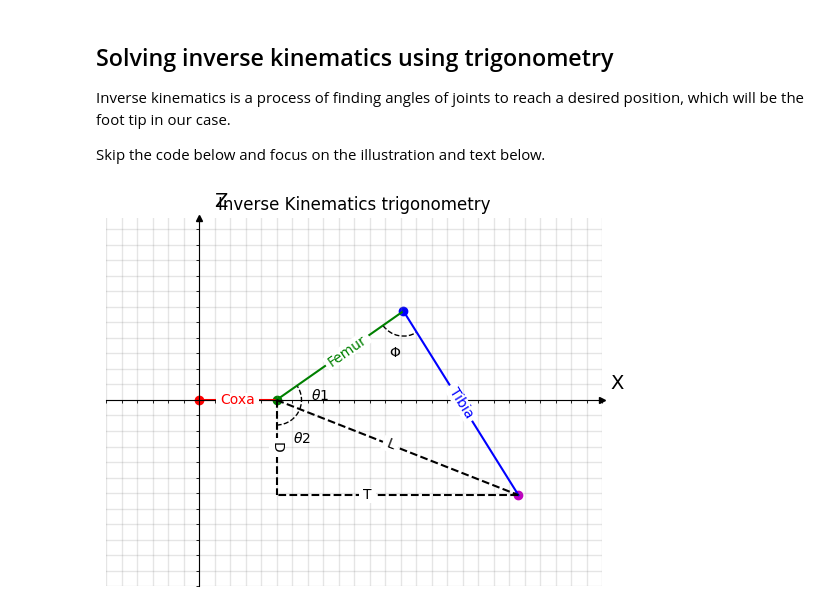
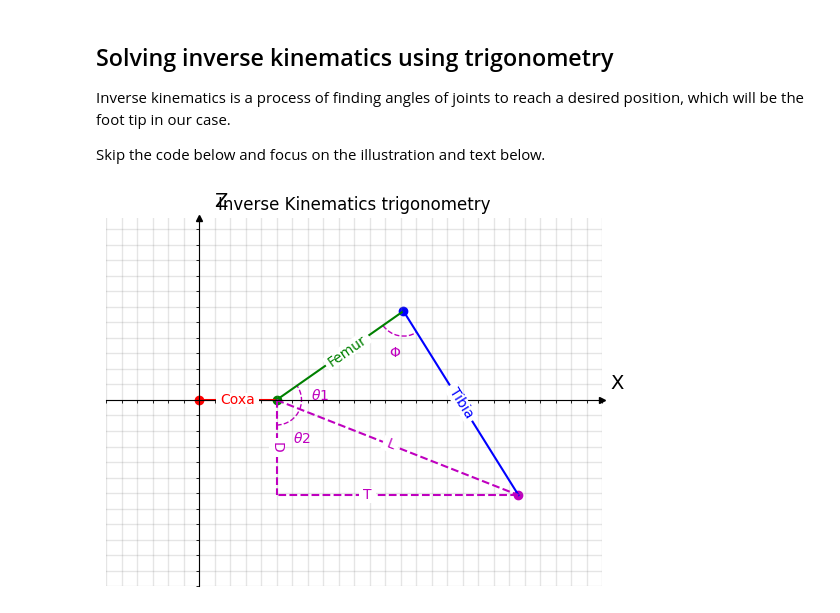
Before and after one commit to Dr-QP/Dr.QP, a Jupyter notebook: packages/runtime/drqp_brain/notebooks/getting_started_with_robot_ik.ipynb, the cells around one changed output. Drawn from its saved outputs; the diff is of its cells as text; code cells hidden in the pictures.

```diff
--- a/packages/runtime/drqp_brain/notebooks/getting_started_with_robot_ik.ipynb
+++ b/packages/runtime/drqp_brain/notebooks/getting_started_with_robot_ik.ipynb
@@ -45,7 +45,7 @@ The diagrams below will make it much more clear, I promise, so just keep reading
 
 The values below are the default parameters for the simulated leg used in this tutorial.
 # %%
-coxa_length = 5
+coxa = 5
 femur_length = 8
 tibia_length = 10
 
@@ -213,9 +213,9 @@ fig, ax, _, _ = plot_leg_with_points(
 
 body, coxa, femur, tibia = model
 d_end = Point(coxa.end.x, tibia.end.y)
-ax.plot(*zip(coxa.end, tibia.end), 'k--', label='L')
-ax.plot(*zip(coxa.end, d_end), 'k--', label='D')
-ax.plot(*zip(tibia.end, d_end), 'k--', label='T')
+ax.plot(*zip(coxa.end, tibia.end), 'm--', label='L')
+ax.plot(*zip(coxa.end, d_end), 'm--', label='D')
+ax.plot(*zip(tibia.end, d_end), 'm--', label='T')
 
 AngleAnnotation(
     femur.start.numpy(),
@@ -224,44 +224,44 @@ AngleAnnotation(
     ax=ax,
     size=50,
     text=r'$\theta$1',
-    color='k',
+    color='m',
     linestyle='--',
     textposition='outside',
-    text_kw=dict(fontsize=10, color='k'),
+    text_kw=dict(fontsize=10, color='m'),
 )
 AngleAnnotation(
     coxa.end.numpy(),
     d_end.numpy(),
     tibia.end.numpy(),
     ax=ax,
     size=50,
     text=r'$\theta$2',
-    color='k',
+    color='m',
     linestyle='--',
     textposition='outside',
-    text_kw=dict(fontsize=10, color='k'),
+    text_kw=dict(fontsize=10, color='m'),
 )
 
 
 AngleAnnotation(
     femur.end.numpy(),
     femur.start.numpy(),
     tibia.end.numpy(),
     ax=ax,
     size=50,
     text=r'$\Phi$',
-    color='k',
+    color='m',
     linestyle='--',
     textposition='outside',
-    text_kw=dict(fontsize=10, color='k'),
+    text_kw=dict(fontsize=10, color='m'),
 )
 
 add_inline_labels(ax, with_overall_progress=False, fontsize='medium')
 ax.legend().remove()  # remove legend as labels are added inline
 
 pass
 # %% [output]
-[figure, old version]
+[figure, new version]
 # %% [markdown]
 As you can see on the diagram above, there are 2 triangles formed by leg links and additional lines `D`, `T` and `L`.
 
```
Also changed, not shown: parts of 6 cells of this notebook.
